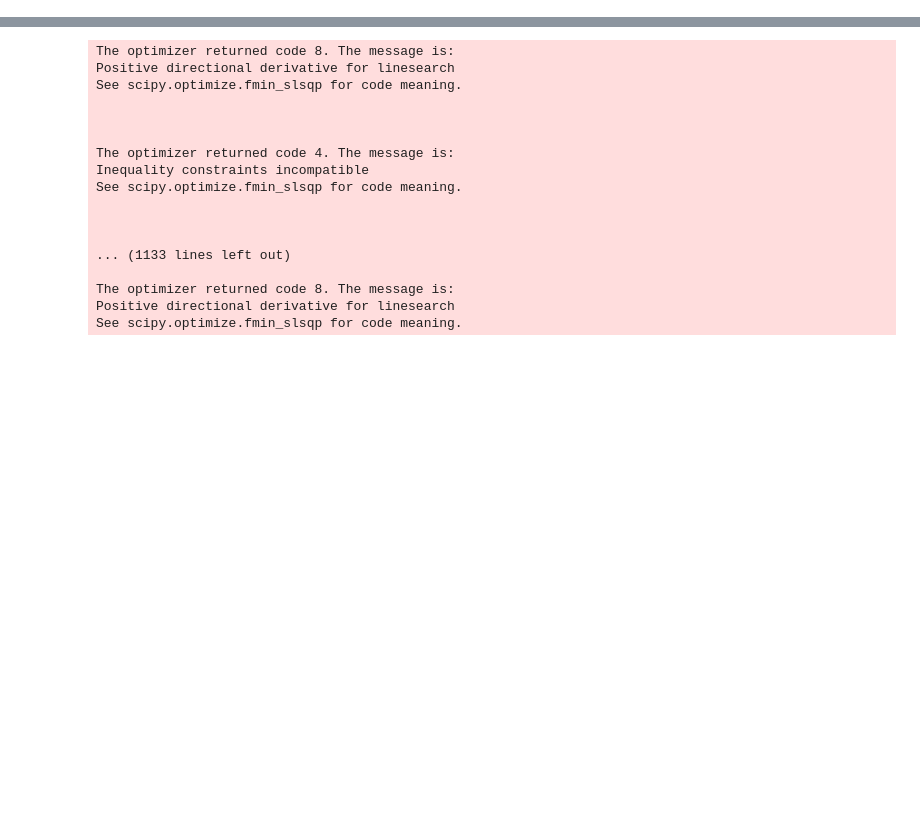
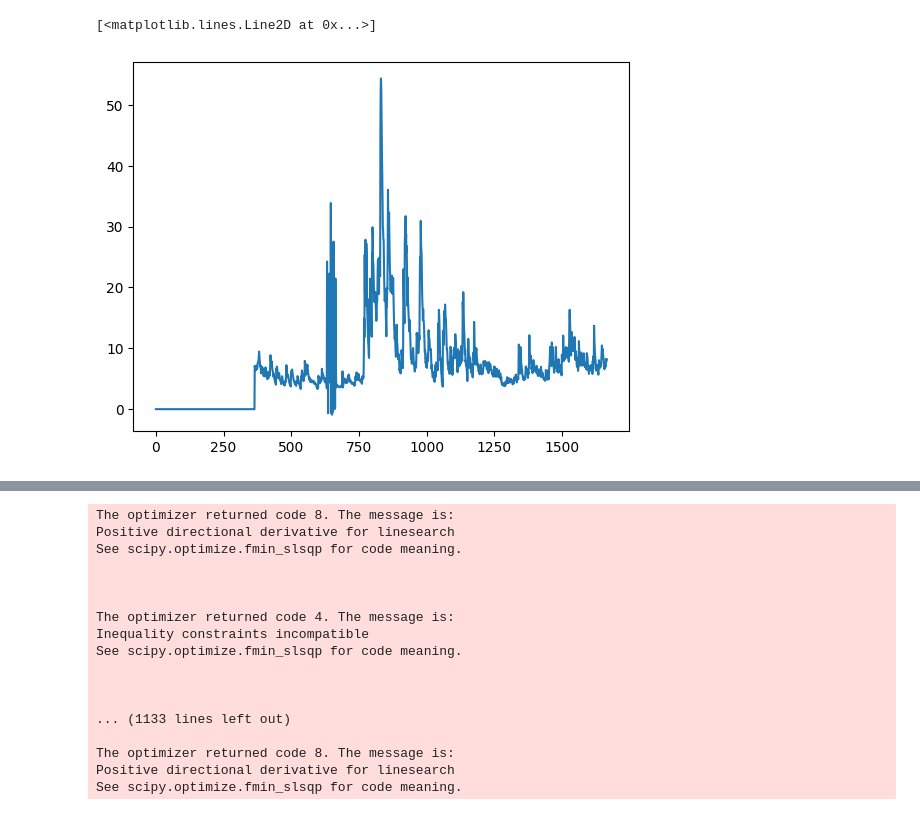
Before and after one commit to coffeffe/DOM_RF, a Jupyter notebook: GARCHi_VaR_VIZ.ipynb, the cells around one changed output, grey strips where cells are left out. Saved outputs shown, nothing was run; the diff lists cells and outputs as text; code cells hidden in the pictures; blank space fills up the shorter version.

Commit message:
GARCH tests

```diff
--- a/GARCHi_VaR_VIZ.ipynb
+++ b/GARCHi_VaR_VIZ.ipynb
@@ -35,11 +32,0 @@ log_returns_usd_scaled = log_returns_usd * 100
-# %%
-def fit_GARCH_VaR(returns, garch_simulation: callable, lag=365, **kwargs):
-    time_series_length = returns.shape[0]
-    avialable_lenth = time_series_length - lag
-    VaRs = [0] * lag
-
-    for t in range(avialable_lenth):
-        returns_sliced = returns[t:t+365]
-        VaRs.append(garch_simulation(returns_sliced))
-
-    return VaRs
@@ -47,0 +63,9 @@ Assessment of VaR modeled using other GARCHs
+# %%
+norm_vars = fit_GARCH_VaR(log_returns_usd, normal_GARCH_simulation)
+_norm_vars = np.multiply(norm_vars, -1)
+egarch_vars = fit_GARCH_VaR(log_returns_usd, EGARCH_simulation)
+_egarch_vars = np.multiply(egarch_vars, -1)
+gjrgarch_vars = fit_GARCH_VaR(log_returns_usd, GJRGARCH_simulation)
+_gjrgarch_vars = np.multiply(gjrgarch_vars, -1)
+egarcho1_vars = fit_GARCH_VaR(log_returns_usd, EGARCHo1_simulation)
+_egarcho1_vars = np.multiply(egarcho1_vars, -1)
@@ -48,20 +312,16 @@ Assessment of VaR modeled using other GARCHs
 # %%
-#Student GARCH
-
-def student_GARCH_simulation(returns, horizon=10, n_paths=50_000, granularity=1, alpha=0.01):
-    model = arch_model(returns, vol='GARCH', p=1, o=0, q=1, dist='t', rescale=False)
-    results = model.fit(disp='off')
-    forecast = results.forecast(horizon=horizon)
+def EGARCHo1_simulation_tweaked(returns, horizon=10, n_paths=50_000, granularity=1, alpha=0.01):
+    model = arch_model(returns, vol='EGARCH', p=1, o=1, q=1, dist='normal')
+    results = model.fit(disp='off', options={'maxiter': 4000, 'eps': 1e-8})
+    forecast = results.forecast(horizon=horizon, method='simulation')
     mu = results.params.get("mu", 0)
     sigma2 = forecast.variance.values[0]
     sigma = sigma2 ** (1/2) #garch model estimates the variance of the underlyinh sample
-    nu = results.params.get('nu', 0)
+    # nu = results.params.get('nu', 0)
     parameters = SimParams(volatility=sigma, mean=mu)
 
-    simulator = make_random_path_simulator_local_vol_student(parameters, 10, nu, granularity=granularity)
-
-    sim_returns = _terminal_returns(simulator=simulator, n_paths=n_paths)
-    # print(sim_returns[sim_returns < -0.9])
+    # _ = solve_local_vol_gbm(parameters, 10, n_paths=n_paths)
+    sim_returns = solve_local_vol_gbm_log(parameters, 10, n_paths=n_paths)
 
     # plt.hist(sim_returns, bins=50)
     # plt.show()
@@ -69,3 +329,5 @@ def student_GARCH_simulation(returns, horizon=10, n_paths=50_000, granularity=1,
     VaR = historical_var(sim_returns, alpha)
 
     return VaR
+# %%
+egarch01_vars_scaled = fit_GARCH_VaR(log_returns_usd_scaled, EGARCHo1_simulation_tweaked)
@@ -71,0 +351,5 @@ def student_GARCH_simulation(returns, horizon=10, n_paths=50_000, granularity=1,
+# %%
+plt.plot(egarch01_vars_scaled)
+# %% [output]
+[<matplotlib.lines.Line2D at 0x...>]
+[figure, added]
```
Also changed, not shown: parts of 39 cells of this notebook, 3 other files.
